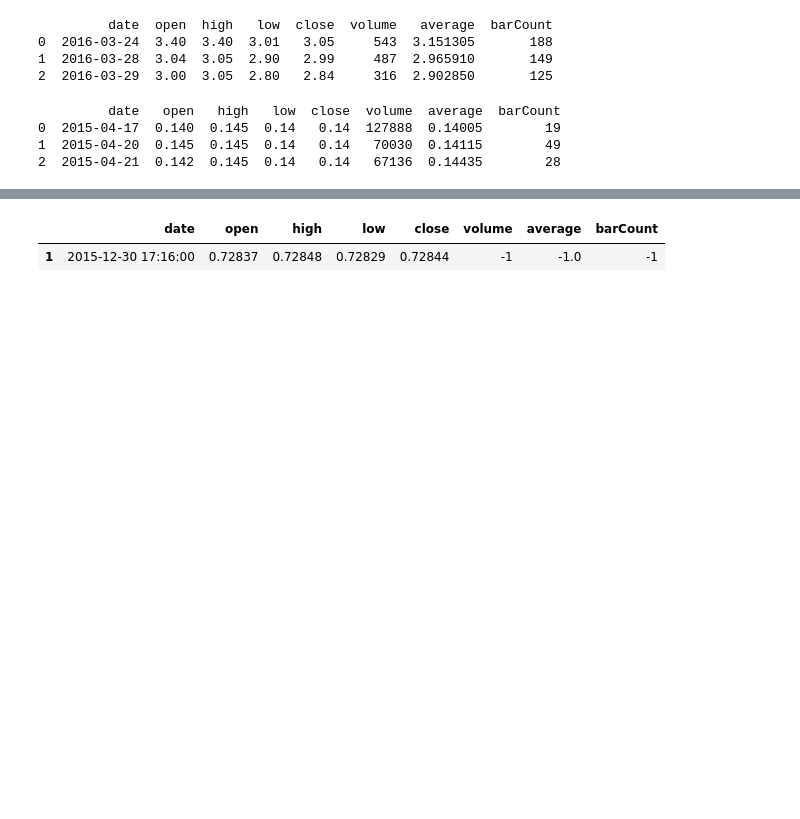
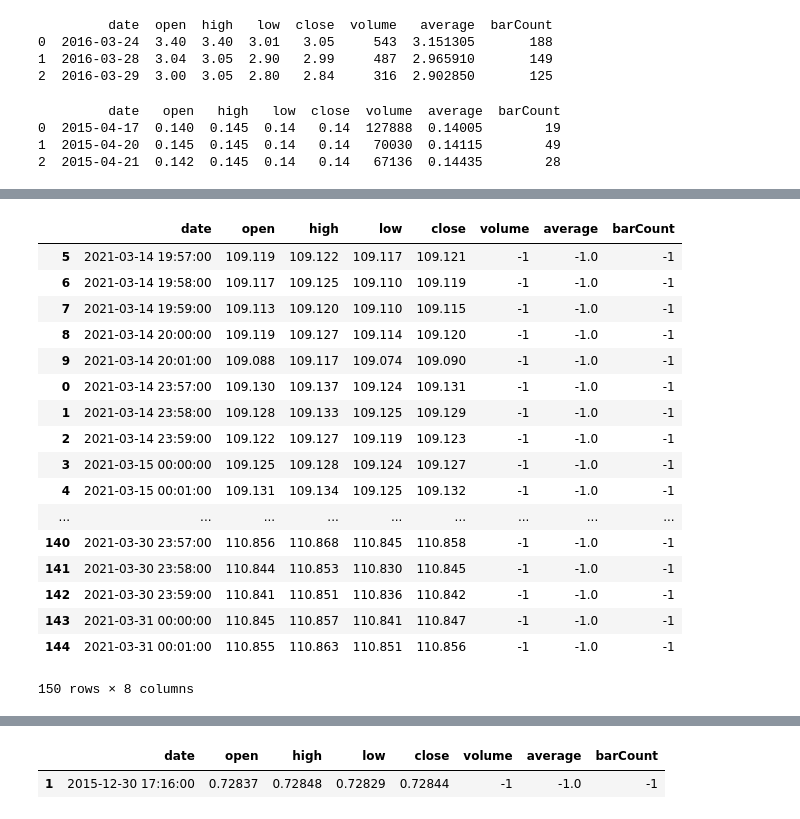
Before and after one commit to jh-lor/ADRPairsTrading, a Jupyter notebook: eric_jh_data/Pull_Data.ipynb, the cells around one changed output, grey strips where cells are left out. Cells and saved outputs as stored; diff of their text form; code cells hidden in the pictures; blank space fills up the shorter version.

Commit message:
pulled two months of forex

```diff
--- a/eric_jh_data/Pull_Data.ipynb
+++ b/eric_jh_data/Pull_Data.ipynb
@@ -203,3 +233,24 @@ ConnectionError: Socket disconnect
+# %%
+df_forex
+# %% [output]
+|  | date | open | high | low | close | volume | average | barCount |
+| 5 | 2021-03-14 19:57:00 | 109.119 | 109.122 | 109.117 | 109.121 | -1 | -1.0 | -1 |
+| 6 | 2021-03-14 19:58:00 | 109.117 | 109.125 | 109.110 | 109.119 | -1 | -1.0 | -1 |
+| 7 | 2021-03-14 19:59:00 | 109.113 | 109.120 | 109.110 | 109.115 | -1 | -1.0 | -1 |
+| 8 | 2021-03-14 20:00:00 | 109.119 | 109.127 | 109.114 | 109.120 | -1 | -1.0 | -1 |
+| 9 | 2021-03-14 20:01:00 | 109.088 | 109.117 | 109.074 | 109.090 | -1 | -1.0 | -1 |
+| 0 | 2021-03-14 23:57:00 | 109.130 | 109.137 | 109.124 | 109.131 | -1 | -1.0 | -1 |
+| 1 | 2021-03-14 23:58:00 | 109.128 | 109.133 | 109.125 | 109.129 | -1 | -1.0 | -1 |
+| 2 | 2021-03-14 23:59:00 | 109.122 | 109.127 | 109.119 | 109.123 | -1 | -1.0 | -1 |
+| 3 | 2021-03-15 00:00:00 | 109.125 | 109.128 | 109.124 | 109.127 | -1 | -1.0 | -1 |
+| 4 | 2021-03-15 00:01:00 | 109.131 | 109.134 | 109.125 | 109.132 | -1 | -1.0 | -1 |
+| ... | ... | ... | ... | ... | ... | ... | ... | ... |
+| 140 | 2021-03-30 23:57:00 | 110.856 | 110.868 | 110.845 | 110.858 | -1 | -1.0 | -1 |
+| 141 | 2021-03-30 23:58:00 | 110.844 | 110.853 | 110.830 | 110.845 | -1 | -1.0 | -1 |
+| 142 | 2021-03-30 23:59:00 | 110.841 | 110.851 | 110.836 | 110.842 | -1 | -1.0 | -1 |
+| 143 | 2021-03-31 00:00:00 | 110.845 | 110.857 | 110.841 | 110.847 | -1 | -1.0 | -1 |
+| 144 | 2021-03-31 00:01:00 | 110.855 | 110.863 | 110.851 | 110.856 | -1 | -1.0 | -1 |
+150 rows × 8 columns
 # %%
 df_list = []
 folder_name = "Forex/"
```
Also changed, not shown: parts of 6 cells of this notebook, 12 other files.
